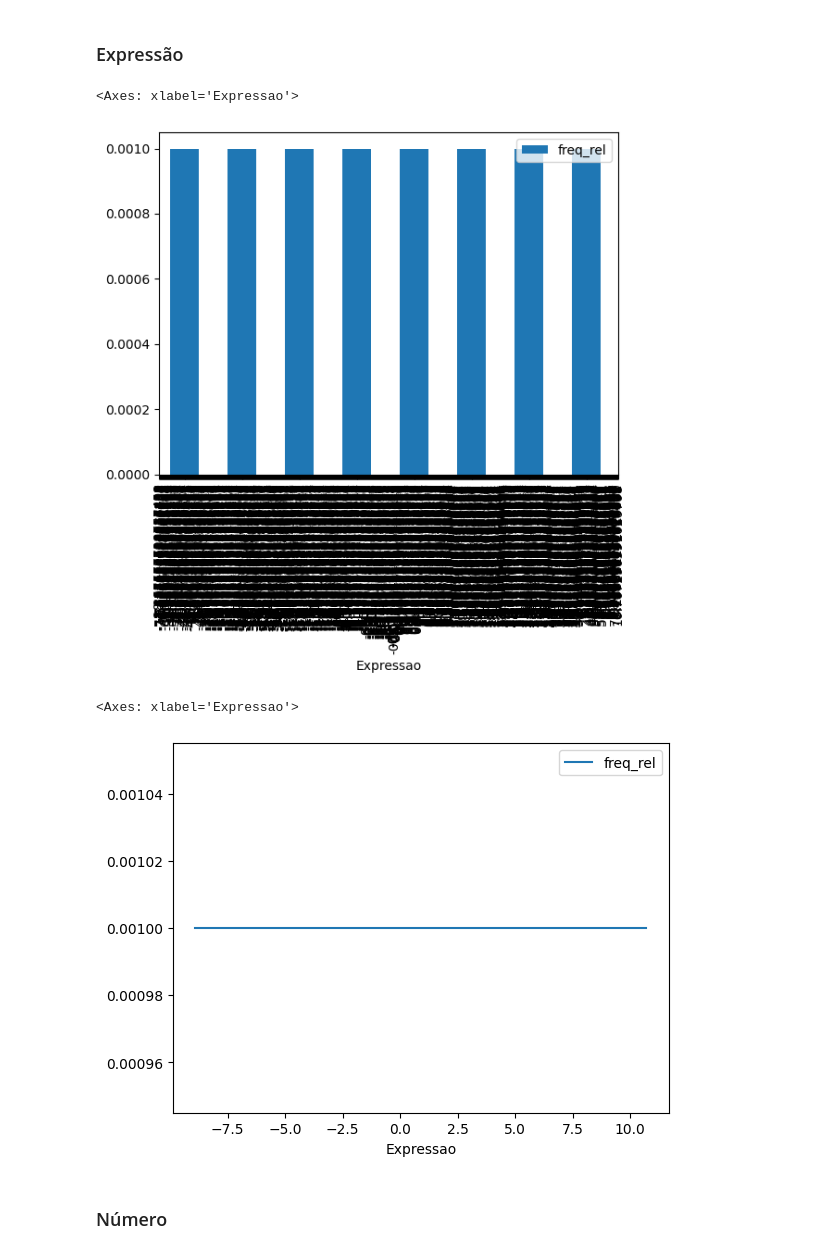
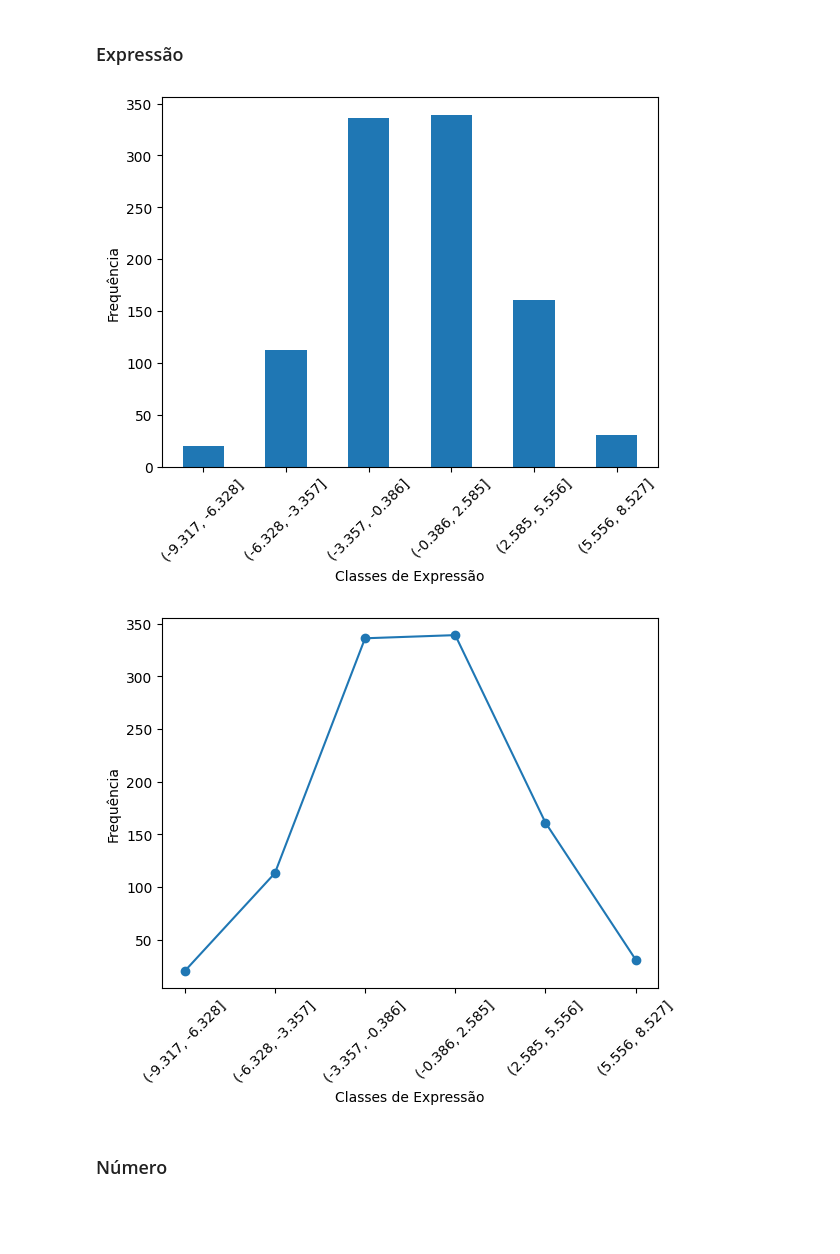
Before and after one commit to Rodrigo-Lusa/aulas_python_mestrado, a Jupyter notebook: script/exercicios/14-Variáveis_Quantitativas_2026-03-31.ipynb, the cells around one changed output. Cells and saved outputs as stored; diff of their text form; code cells hidden in the pictures; blank space fills up the shorter version.

```diff
--- a/script/exercicios/14-Variáveis_Quantitativas_2026-03-31.ipynb
+++ b/script/exercicios/14-Variáveis_Quantitativas_2026-03-31.ipynb
@@ -35,9 +56,11 @@ OBS: Não entendi a proposta do exercício. Usei o método para gerar um número
 # %% [markdown]
 R.: Os dados de expressão gênica foram categorizados em 6 grupos por meio de discretização (binning), utilizando intervalos definidos entre -3 e 3. Esses intervalos foram escolhidos com base na distribuição normal dos dados gerados, que possui média zero. Valores negativos representam genes downregulated, enquanto valores positivos representam genes upregulated. A divisão em faixas permite classificar os níveis de expressão em diferentes intensidades, desde fortemente downregulated até fortemente upregulated.
 # %%
-categoria = [-3, -2, -1, 0, 1, 2, 3]
+bins = [-np.inf, -2, -1, 0, 1, 2, np.inf]
 
-df['categoria'] = pd.cut(df['Expressao'], bins=categoria, labels=['A', 'B', 'C', 'D', 'E', 'F'])
+df_genes['categoria'] = pd.cut(df_genes['Expressao'],
+                               bins=bins,
+                               labels=['A', 'B', 'C', 'D', 'E', 'F'])
 
-df.head()
+df_genes.head()
 # %% [output]
@@ -57,16 +80,20 @@ def tabela_frequencia(serie: pd.Series) -> pd.DataFrame:
         Recebe um pd.Series, que no caso pode ser a coluna de Expressão do df original.
         Retorna outra df, contendo a frequência relativa.
     '''
-
+    freq_abs = serie.value_counts().sort_index()
     freq_rel = serie.value_counts(normalize=True).sort_index()
 
-    tabela = pd.DataFrame({
-        'freq_rel': freq_rel,
+    df_freq = pd.DataFrame({
+        'freq_abs': freq_abs,
+        'freq_rel': freq_rel
     })
 
-    return tabela
+    return df_freq
 # %%
-#  Tabela de frequencia total
-frequencia_expressão = tabela_frequencia(df['Expressao'])
+# Variável do ex. 1
+classes = pd.cut(df_genes['Expressao'], bins=6)
+
+# Tabela de frequencia
+frequencia_expressão = tabela_frequencia(classes)
 frequencia_expressão.head()
 # %% [output]
@@ -82,15 +133,22 @@ frequencia_expressão.head()
 # %% [markdown]
 ### Expressão
 # %%
-frequencia_expressão.plot.bar()
+# gráfico de barras
+frequencia_expressão['freq_abs'].plot(kind='bar')
+plt.xlabel('Classes de Expressão')
+plt.ylabel('Frequência')
+plt.xticks(rotation=45)
+plt.show()
+
+# gráfico de linhas
+frequencia_expressão['freq_abs'].plot(kind='line', marker='o')
+plt.xlabel('Classes de Expressão')
+plt.ylabel('Frequência')
+plt.xticks(rotation=45)
+plt.show()
 # %% [output]
-<Axes: xlabel='Expressao'>
-[figure, old version]
+[figure, new version]
+[figure, added]
-# %%
-frequencia_expressão.plot.line()
-# %% [output]
-<Axes: xlabel='Expressao'>
-[figure, removed]
 # %% [markdown]
 ### Número
 # %%
```
Also changed, not shown: parts of 11 cells of this notebook.
